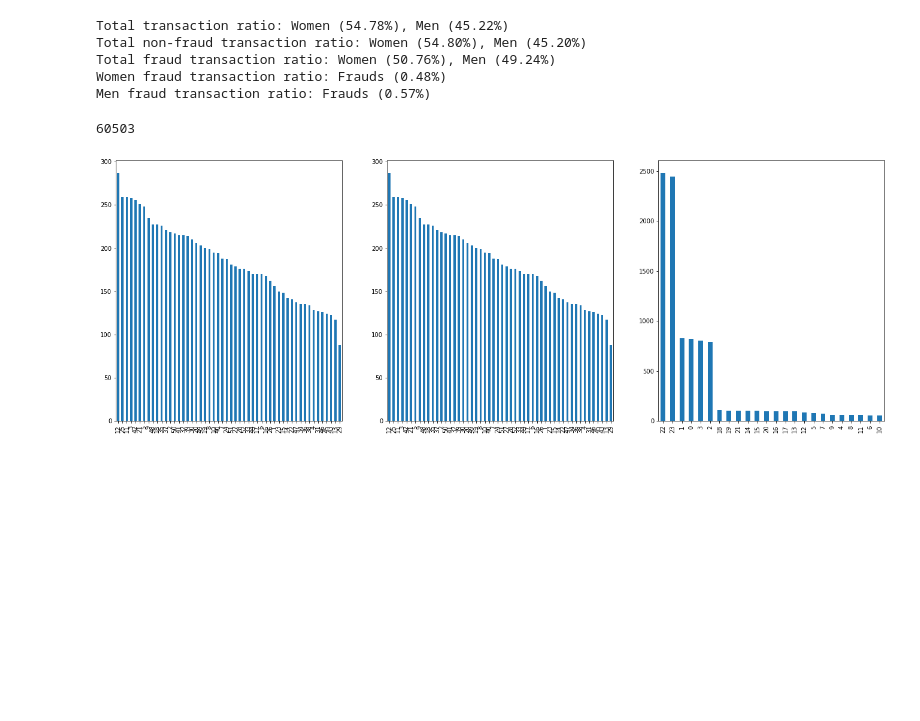
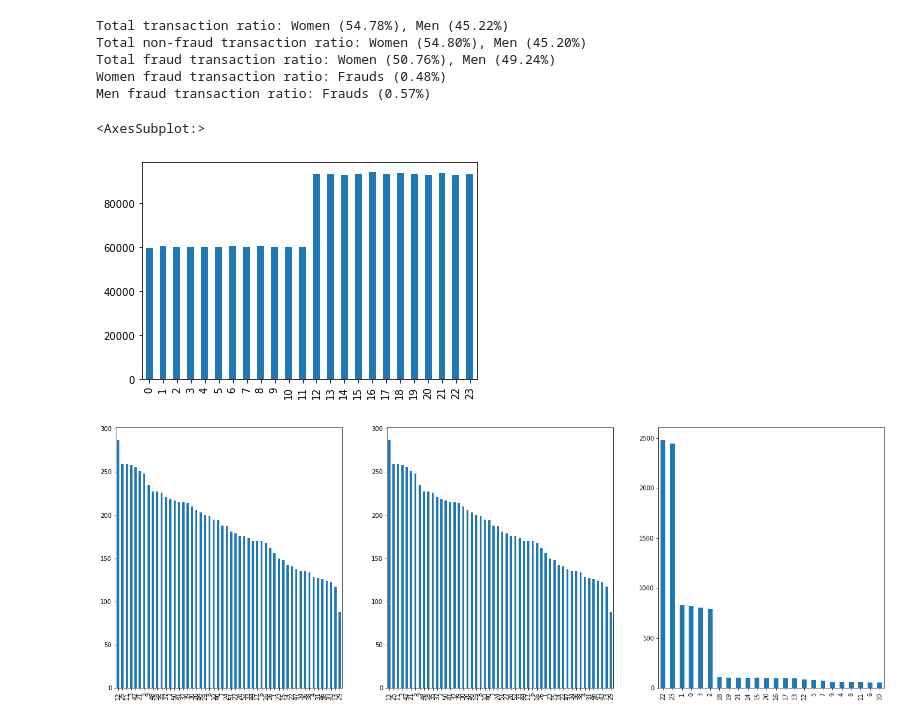
Before and after one commit to ditzlike/emlp_project, a Jupyter notebook: wip_notebook.ipynb, the cells around one changed output. Saved outputs shown, nothing was run; the diff lists cells and outputs as text; code cells hidden in the pictures; blank space fills up the shorter version.

```diff
--- a/wip_notebook.ipynb
+++ b/wip_notebook.ipynb
@@ -163,11 +164,12 @@ Men fraud transaction ratio: Frauds (0.57%)
 # %%
 
 #plt.subplot(121)
 #combined_df['category'].value_counts().plot(kind = "bar")
 #plt.subplot(122)
-combined_df[combined_df.is_fraud == 0]['hour'].value_counts().sort_index()[]
+combined_df[combined_df.is_fraud == 0]['hour'].value_counts().sort_index().plot(kind = "bar")
 # %% [output]
-60503
+<AxesSubplot:>
+[figure, added]
 # %%
 plt.figure(figsize = (23,8))
 plt.subplot(131)
```
Also changed, not shown: parts of 1 cell of this notebook.
